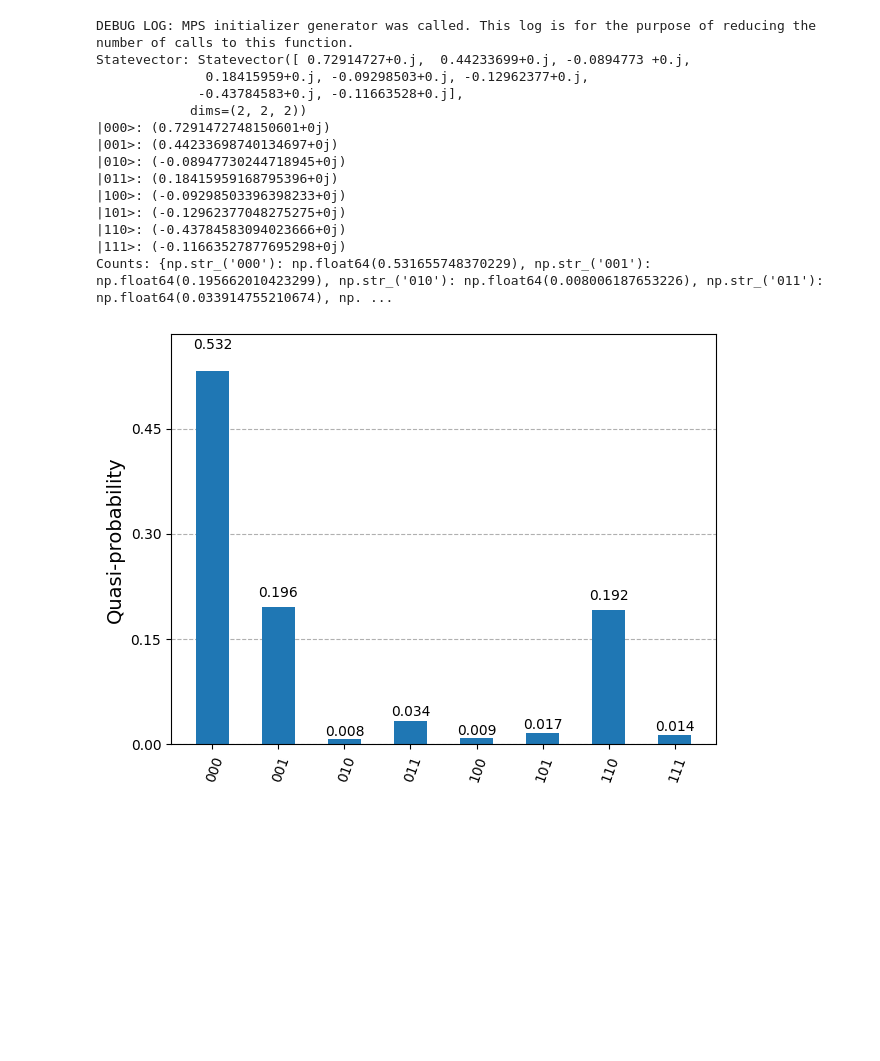
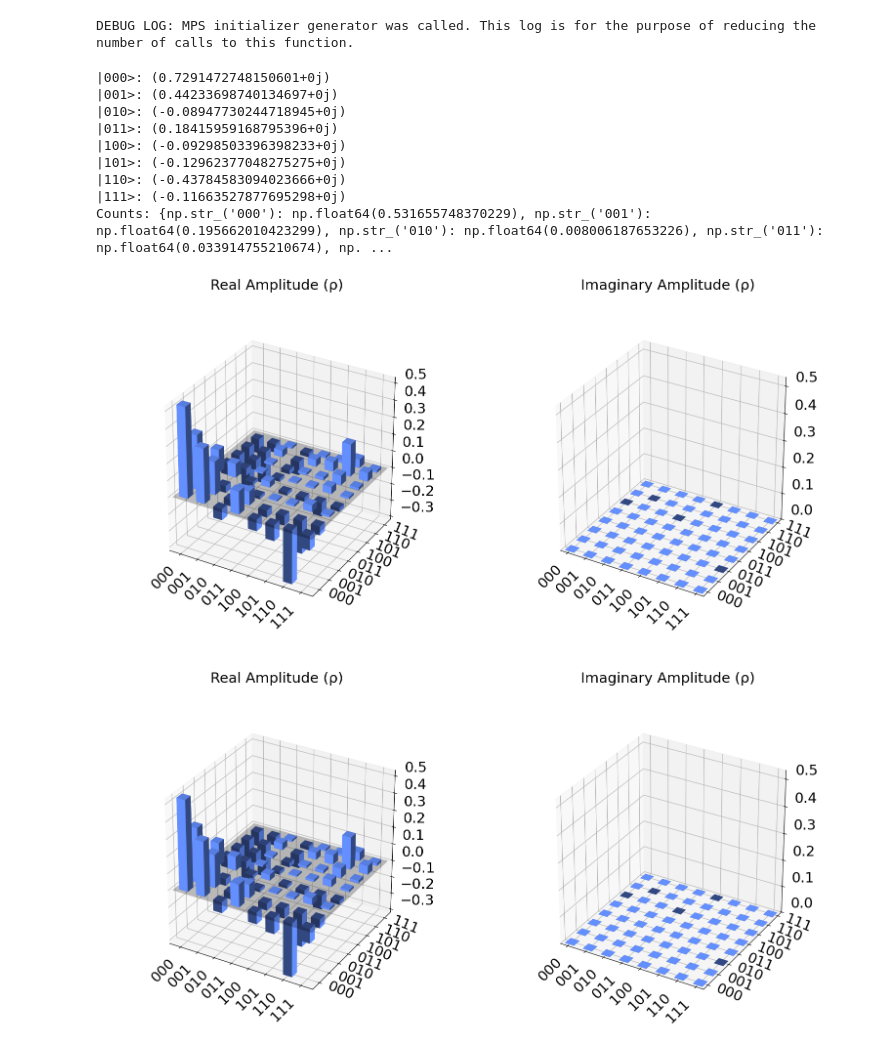
Before and after one commit to aizzen3/QCproject, a Jupyter notebook: qq.ipynb, the cells around one changed output. Drawn from its saved outputs; the diff is of its cells as text; code cells hidden in the pictures; blank space fills up the shorter version.

```diff
--- a/qq.ipynb
+++ b/qq.ipynb
@@ -57,52 +61,49 @@ from qiskit import QuantumRegister, AncillaRegister, QuantumCircuit, transpile
 import numpy as np
 from qiskit_aer import AerSimulator
 from matplotlib import pyplot as plt
-from qiskit.visualization import plot_histogram
+from qiskit.visualization import plot_histogram, plot_state_city
 
 
 psi = [1, 3, 1, 2, 7, 1, 1, 1]
 
 
 number_of_mps_layers = 2
 state = QuantumState.from_dense_data(data=psi, normalize=True)
 
 
 qc = state.generate_mps_initializer_circuit(number_of_layers=number_of_mps_layers)
 
 
 simulator = AerSimulator(method='automatic')
 qc = transpile(qc, simulator)
 qc.save_statevector()
 
 result = simulator.run(qc, shots = 1000).result()
 statevector = result.get_statevector()
 
 
-print("Statevector:", statevector)
+
 for i, amp in enumerate(statevector):
     print(f"|{format(i, '03b')}>: {amp}")
 
 
 
 counts = result.get_counts()
 print("Counts:", counts)
-plot_histogram(counts)
+plot_state_city(statevector)
 # %% [output]
 DEBUG LOG: MPS initializer generator was called. This log is for the purpose of reducing the number of calls to this function.
-Statevector: Statevector([ 0.72914727+0.j,  0.44233699+0.j, -0.0894773 +0.j,
-              0.18415959+0.j, -0.09298503+0.j, -0.12962377+0.j,
-             -0.43784583+0.j, -0.11663528+0.j],
-            dims=(2, 2, 2))
-|000>: (0.7291472748150601+0j)
-|001>: (0.44233698740134697+0j)
-|010>: (-0.08947730244718945+0j)
-|011>: (0.18415959168795396+0j)
-|100>: (-0.09298503396398233+0j)
-|101>: (-0.12962377048275275+0j)
-|110>: (-0.43784583094023666+0j)
-|111>: (-0.11663527877695298+0j)
-Counts: {np.str_('000'): np.float64(0.531655748370229), np.str_('001'): np.float64(0.195662010423299), np.str_('010'): np.float64(0.008006187653226), np.str_('011'): np.float64(0.033914755210674), np. ...
+|000>: (0.7291472748150601+0j)
+|001>: (0.44233698740134697+0j)
+|010>: (-0.08947730244718945+0j)
+|011>: (0.18415959168795396+0j)
+|100>: (-0.09298503396398233+0j)
+|101>: (-0.12962377048275275+0j)
+|110>: (-0.43784583094023666+0j)
+|111>: (-0.11663527877695298+0j)
+Counts: {np.str_('000'): np.float64(0.531655748370229), np.str_('001'): np.float64(0.195662010423299), np.str_('010'): np.float64(0.008006187653226), np.str_('011'): np.float64(0.033914755210674), np. ...
-[figure, old version]
+[figure, new version]
+[figure, added]
 # %%
 from qiskit_mps_initializer.datatypes import QuantumState
 from qiskit import transpile
```
Also changed, not shown: parts of 5 cells of this notebook, 4 other files.
